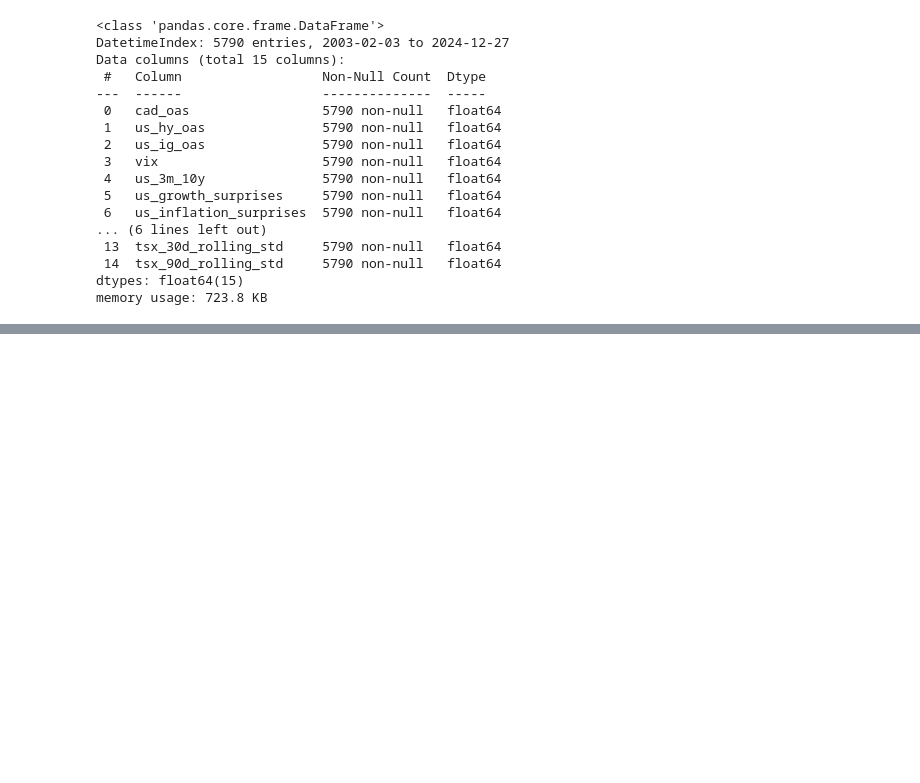
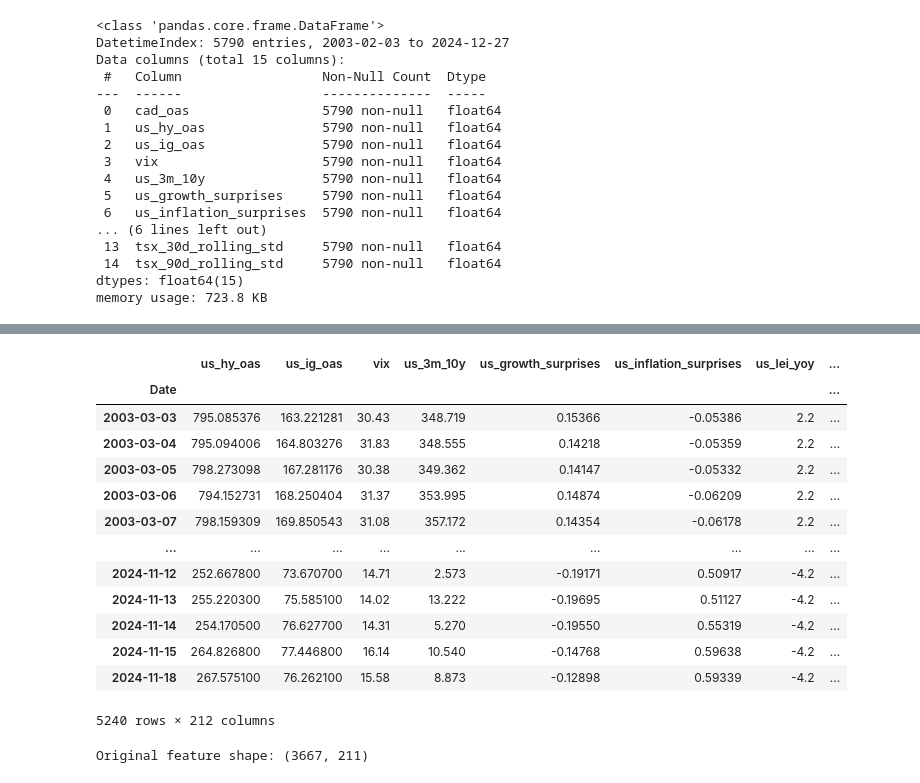
Before and after one commit to ewswlw/backtester, a Jupyter notebook: notebooks/daily vixly 1.ipynb, the cells around one changed output, grey strips where cells are left out. Saved outputs shown, nothing was run; the diff lists cells and outputs as text; code cells hidden in the pictures; blank space fills up the shorter version.

```diff
--- a/notebooks/daily vixly 1.ipynb
+++ b/notebooks/daily vixly 1.ipynb
@@ -230,14 +230,3 @@ Data columns (total 15 columns):
  14  tsx_90d_rolling_std     5790 non-null   float64
 dtypes: float64(15)
 memory usage: 723.8 KB
-# %%
-# Shift 'cad_oas' 30 periods into the future
-df_cleaned['cad_oas_future'] = df_cleaned['cad_oas'].shift(-30)
-
-# Drop the original 'cad_oas' column
-df_cleaned.drop(columns=['cad_oas'], inplace=True)
-
-# Drop rows with any NA values
-df_cleaned.dropna(inplace=True)
-
-df_cleaned.info()
@@ -261,0 +309,35 @@ memory usage: 720.0 KB
+# %%
+target_def
+# %% [output]
+|  | us_hy_oas | us_ig_oas | vix | us_3m_10y | us_growth_surprises | us_inflation_surprises | us_lei_yoy | ... |
+| Date |  |  |  |  |  |  |  | ... |
+| 2003-03-03 | 795.085376 | 163.221281 | 30.43 | 348.719 | 0.15366 | -0.05386 | 2.2 | ... |
+| 2003-03-04 | 795.094006 | 164.803276 | 31.83 | 348.555 | 0.14218 | -0.05359 | 2.2 | ... |
+| 2003-03-05 | 798.273098 | 167.281176 | 30.38 | 349.362 | 0.14147 | -0.05332 | 2.2 | ... |
+| 2003-03-06 | 794.152731 | 168.250404 | 31.37 | 353.995 | 0.14874 | -0.06209 | 2.2 | ... |
+| 2003-03-07 | 798.159309 | 169.850543 | 31.08 | 357.172 | 0.14354 | -0.06178 | 2.2 | ... |
+| ... | ... | ... | ... | ... | ... | ... | ... | ... |
+| 2024-11-12 | 252.667800 | 73.670700 | 14.71 | 2.573 | -0.19171 | 0.50917 | -4.2 | ... |
+| 2024-11-13 | 255.220300 | 75.585100 | 14.02 | 13.222 | -0.19695 | 0.51127 | -4.2 | ... |
+| 2024-11-14 | 254.170500 | 76.627700 | 14.31 | 5.270 | -0.19550 | 0.55319 | -4.2 | ... |
+| 2024-11-15 | 264.826800 | 77.446800 | 16.14 | 10.540 | -0.14768 | 0.59638 | -4.2 | ... |
+| 2024-11-18 | 267.575100 | 76.262100 | 15.58 | 8.873 | -0.12898 | 0.59339 | -4.2 | ... |
+5240 rows × 212 columns
+# %%
+# Split data chronologically
+train_size = int(0.7 * len(target_def))
+val_size = int(0.15 * len(target_def))
+train_data = target_def.iloc[:train_size]
+val_data = target_def.iloc[train_size:train_size + val_size]
+test_data = target_def.iloc[train_size + val_size:]
+
+X_train = train_data.drop('cad_oas_30d_forward', axis=1)
+y_train = train_data['cad_oas_30d_forward']
+X_val = val_data.drop('cad_oas_30d_forward', axis=1)
+y_val = val_data['cad_oas_30d_forward']
+X_test = test_data.drop('cad_oas_30d_forward', axis=1)
+y_test = test_data['cad_oas_30d_forward']
+
+print("Original feature shape:", X_train.shape)
+# %% [output]
+Original feature shape: (3667, 211)
```
Also changed, not shown: parts of 3 cells of this notebook.
